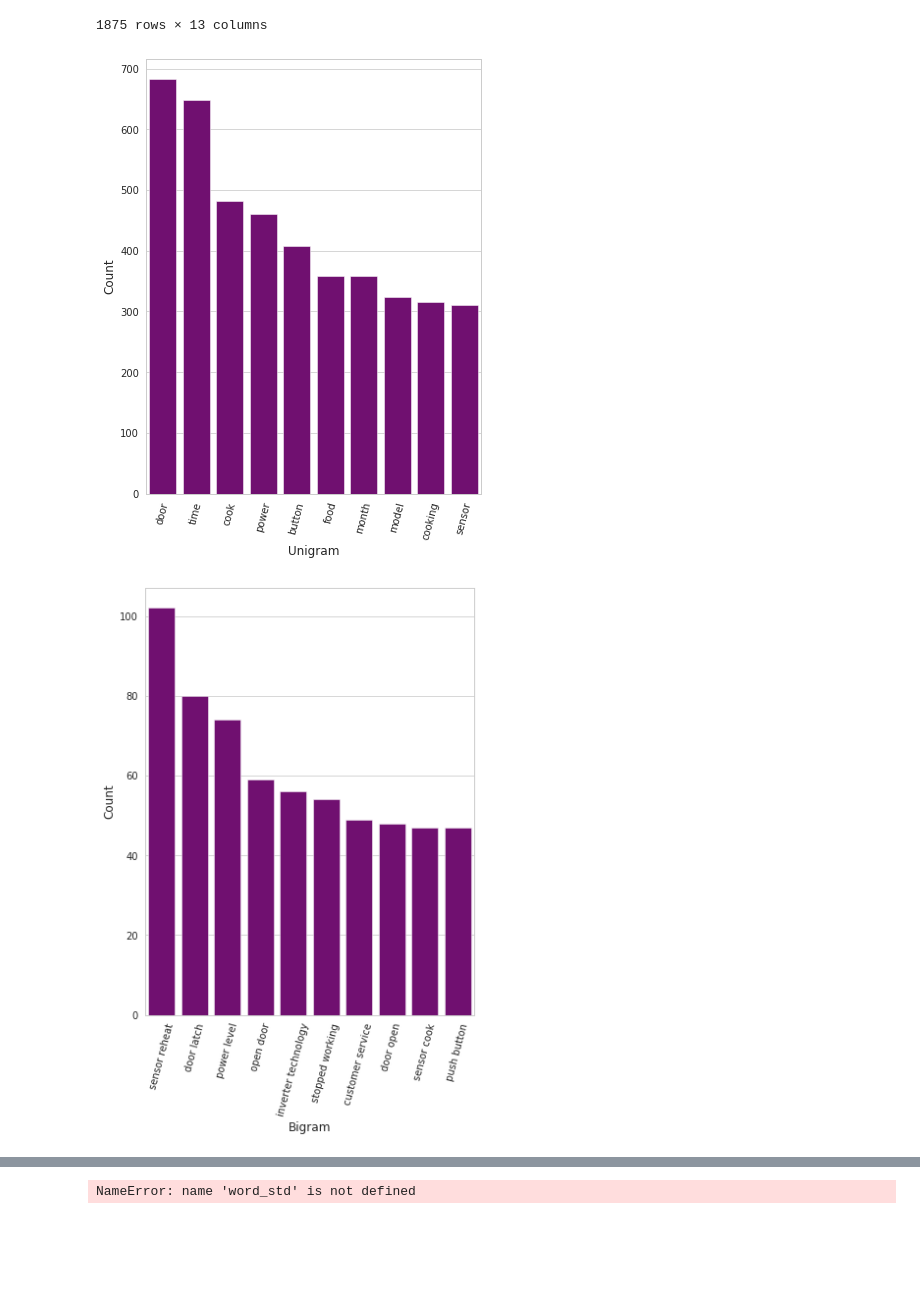
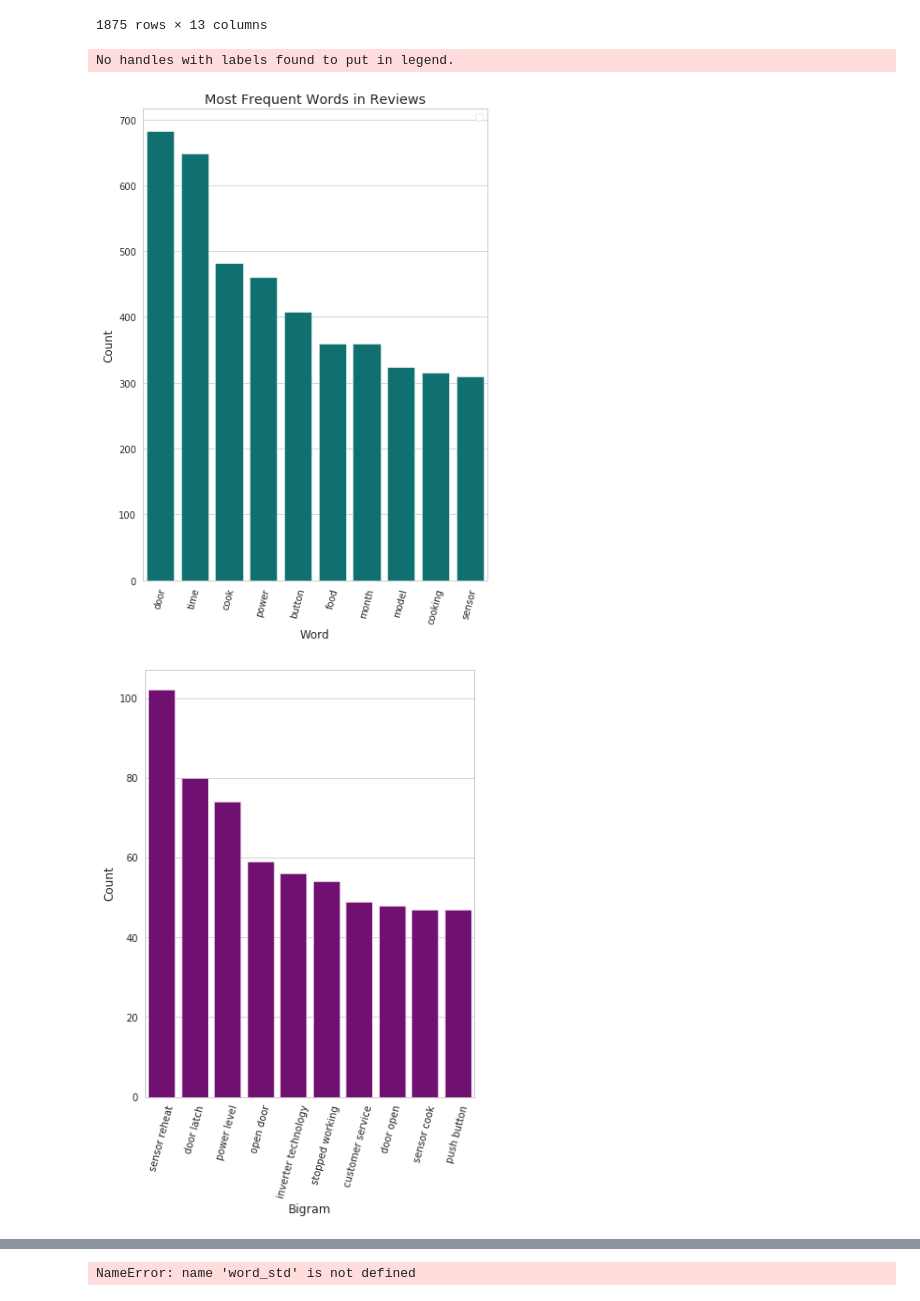
Before and after one commit to GrilledJeez/amazon_product_feature_analysis, a Jupyter notebook: EDA_&_Data_wrangling.ipynb, the cells around one changed output, grey strips where cells are left out. Drawn from its saved outputs; the diff is of its cells as text; code cells hidden in the pictures; blank space fills up the shorter version.

```diff
--- a/EDA_&_Data_wrangling.ipynb
+++ b/EDA_&_Data_wrangling.ipynb
@@ -384,26 +406,30 @@ def get_top_n_trigram(corpus, n=None):
 # %%
 common_words = get_top_n_words(df1['model_ready'], 10)
 common_bigrams = get_top_n_bigram(df1['model_ready'], 10)
 common_trigrams = get_top_n_trigram(df1['model_ready'], 30)
 
-df1_uni = pd.DataFrame(common_words, columns = ['Unigram' , 'Count'])
+df1_uni = pd.DataFrame(common_words, columns = ['Word' , 'Count'])
 df1_bi = pd.DataFrame(common_bigrams, columns = ['Bigram' , 'Count'])
 df1_tri = pd.DataFrame(common_trigrams, columns = ['Trigram' , 'Count'])
 
 fig, ax = plt.subplots(figsize=(6,8))
-sns.barplot(x= 'Unigram', y = 'Count', data = df1_uni, color = 'purple' )
+sns.barplot(x= 'Word', y = 'Count', data = df1_uni, color = 'teal' )
+ax.set_title("Most Frequent Words in Reviews")
+ax.legend()
+plt.tight_layout()
 plt.xticks(rotation=75)
 
 fig, ax = plt.subplots(figsize=(6,8))
 sns.barplot(x= 'Bigram', y = 'Count', data = df1_bi, color = 'purple')
 plt.xticks(rotation=75)
 
 fig, ax = plt.subplots(figsize=(6,8))
 sns.barplot(x= 'Trigram', y = 'Count', data = df1_tri, color = 'purple')
 plt.xticks(rotation=75)
 plt.show()
 # %% [output]
+No handles with labels found to put in legend.
-[figure, old version]
+[figure, new version]
 [figure]
 [figure]
 # %%
```
Also changed, not shown: parts of 4 cells of this notebook, 3 other files.
